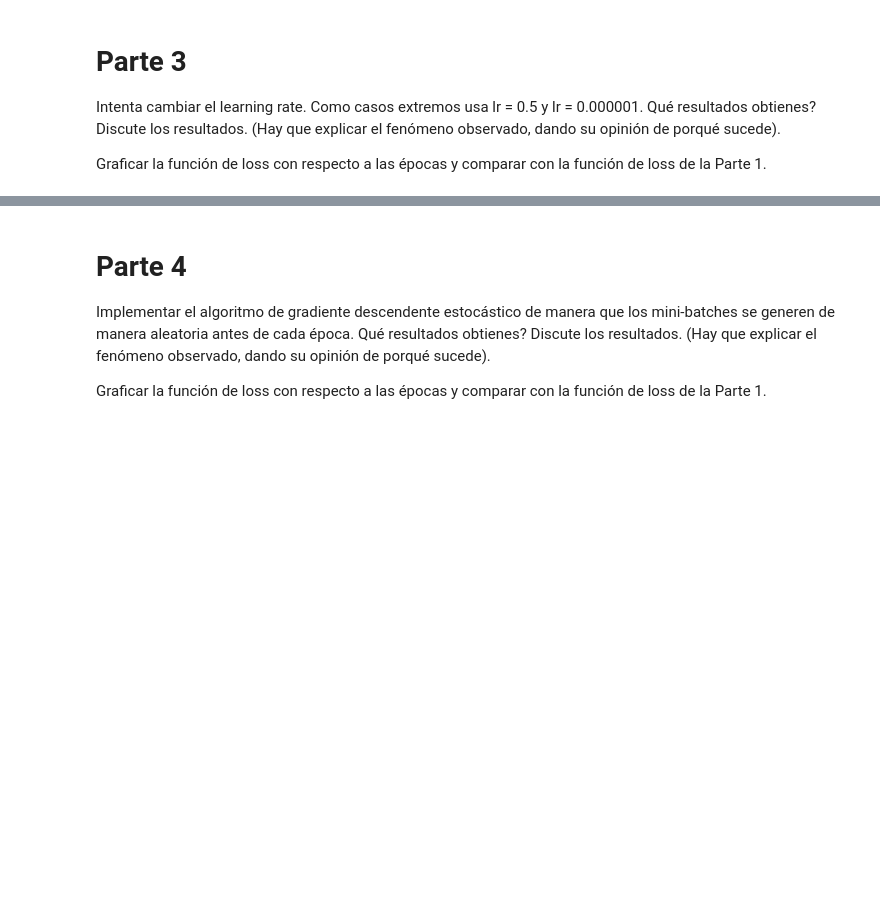
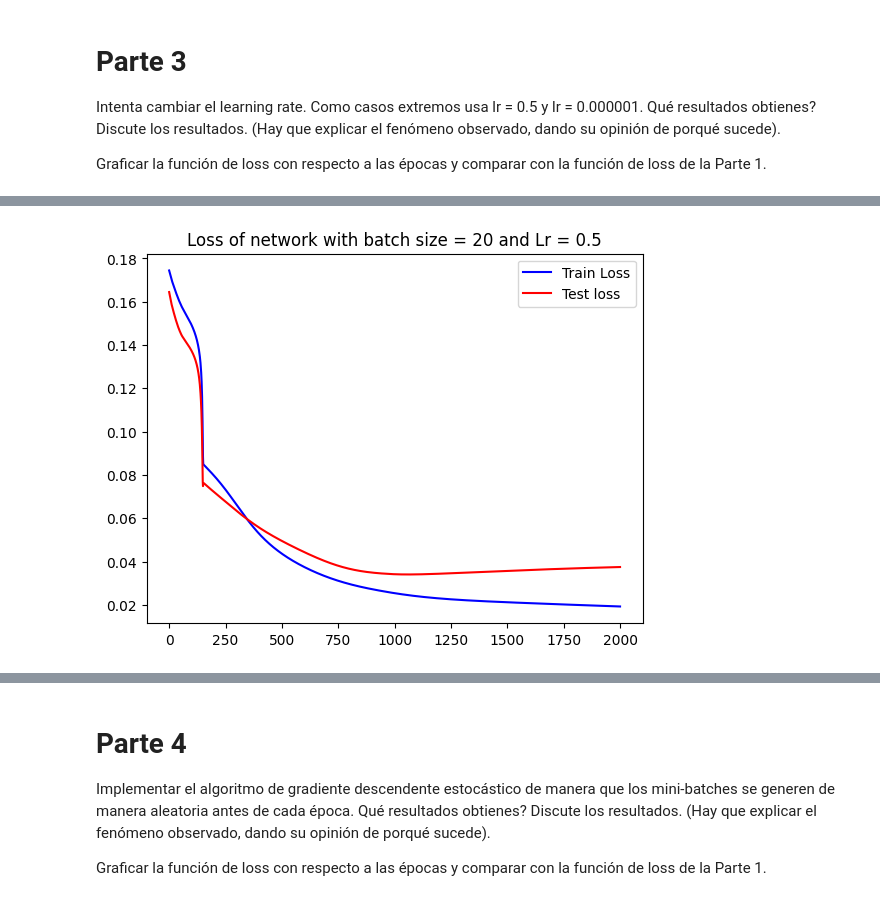
Before and after one commit to EduardoAraos/t1_deadlift, a Jupyter notebook: CC6204_Tarea_1_18820476.ipynb, the cells around one changed output, grey strips where cells are left out. Saved outputs shown, nothing was run; the diff lists cells and outputs as text; code cells hidden in the pictures; blank space fills up the shorter version.

```diff
--- a/CC6204_Tarea_1_18820476.ipynb
+++ b/CC6204_Tarea_1_18820476.ipynb
@@ -119,3 +459,11 @@ Graficar la función de loss con respecto a las épocas y comparar con la funci
 Intenta cambiar el learning rate. Como casos extremos usa lr = 0.5 y lr = 0.000001. Qué resultados obtienes? Discute los resultados. (Hay que explicar el fenómeno observado, dando su opinión de porqué sucede).
 
 Graficar la función de loss con respecto a las épocas y comparar con la función de loss de la Parte 1.
+# %%
+#### Network with batch size = 20 and learning_Rate = 0.5
+
+net_4 = NetworkRelu(lr=0.5)
+
+history_4 = net_4.train(training_data= X_train, training_label= Y_train, batch_size=20, epoch=2000, test_data= X_test, test_label= Y_test)
+
+print('Train accuracy:{} - Test accuracy: {}'.format(net_4.evaluate(X_train, Y_train, 20), net_4.evaluate(X_test, Y_test, 20)))
@@ -121,0 +488,9 @@ Graficar la función de loss con respecto a las épocas y comparar con la funci
+# %%
+plt.figure()
+plt.title(("Loss of network with batch size = 20 and Lr = 0.5" ))
+plt.plot(history_4['train_loss'], color='b', label='Train Loss')
+plt.plot(history_4['test_loss'], color='r', label='Test loss')
+plt.legend()
+plt.show()
+# %% [output]
+[figure, added]
```
Also changed, not shown: parts of 17 cells of this notebook, 1 other file.
